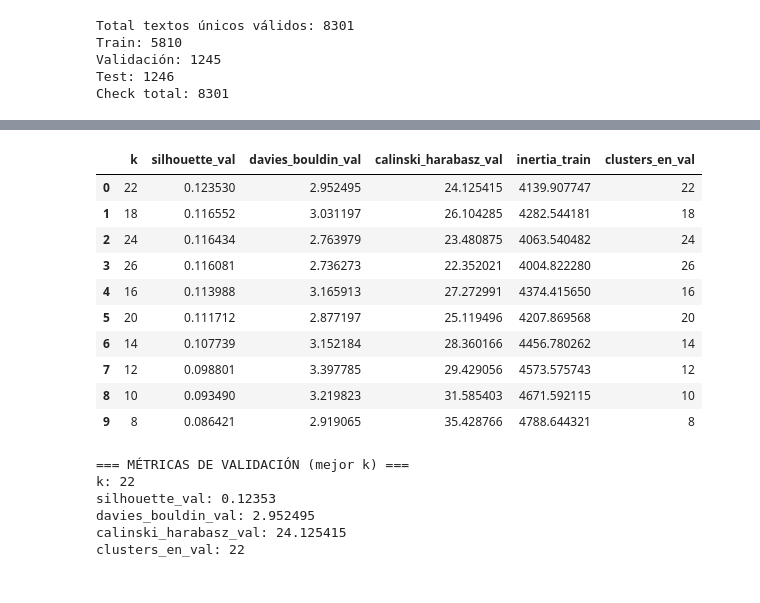
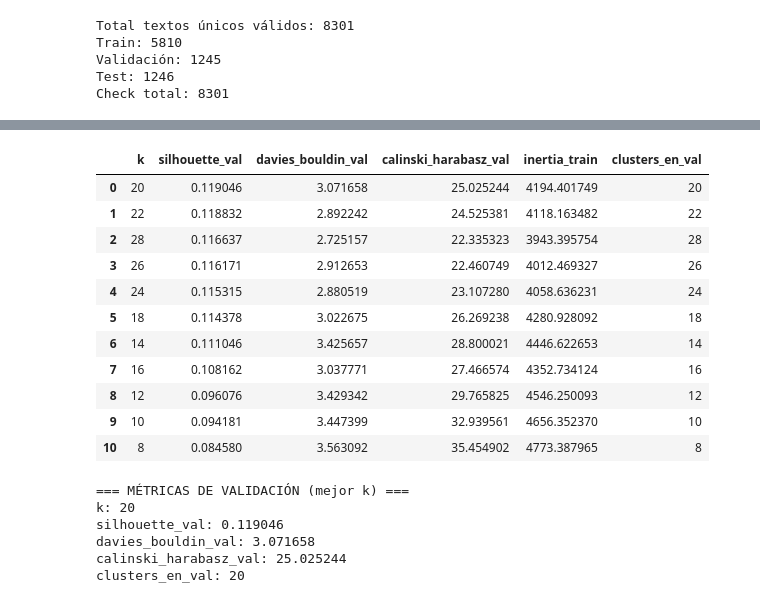
Before and after one commit to OCCA2000/Asignador, a Jupyter notebook: Analisis/EDA_Categorizacion_Requerimientos.ipynb, the cells around one changed output, grey strips where cells are left out. Drawn from its saved outputs; the diff is of its cells as text; code cells hidden in the pictures.

```diff
--- a/Analisis/EDA_Categorizacion_Requerimientos.ipynb
+++ b/Analisis/EDA_Categorizacion_Requerimientos.ipynb
@@ -60,0 +116,28 @@ Columnas:
+# %%
+# Diagnóstico: tickets con diferimiento/retención que pasaron al K-Means
+texto_raw_lower    = (df['short_description'].fillna('') + ' ' + df['description'].fillna('')).str.lower()
+texto_raw_original = (df['short_description'].fillna('') + ' ' + df['description'].fillna(''))
+
+mask_diferimiento = texto_raw_lower.str.contains(r'\bdiferimiento\b', regex=True)
+mask_retencion    = texto_raw_lower.str.contains(r'\bretencion\b|retención', regex=True)
+mask_bancs_test   = texto_raw_original.str.contains('BANCS TEST', case=True)
+
+# Cuántos hay en total
+print(f"Tickets con 'diferimiento':               {mask_diferimiento.sum()}")
+print(f"  → marcados como alivio financiero:      {(mask_diferimiento & df['es_alivio_financiero']).sum()}")
+print(f"  → pasaron al K-Means (con BANCS TEST):  {(mask_diferimiento & mask_bancs_test).sum()}")
+print(f"  → pasaron al K-Means (sin BANCS TEST):  {(mask_diferimiento & ~df['es_alivio_financiero'] & ~mask_bancs_test).sum()}")
+
+print()
+print(f"Tickets con 'retención':                  {mask_retencion.sum()}")
+print(f"  → capturados por filtro alivios:        {(mask_retencion & df['es_alivio_financiero']).sum()}")
+print(f"  → pasaron al K-Means:                   {(mask_retencion & ~df['es_alivio_financiero']).sum()}")
+
+# Mostrar ejemplos de diferimientos que se escaparon
+escapados = df[mask_diferimiento & ~df['es_alivio_financiero'] & ~mask_bancs_test]
+if len(escapados) > 0:
+    print(f"\nEjemplos de 'diferimiento' que escaparon el filtro ({len(escapados)} tickets):")
+    for _, row in escapados.head(5).iterrows():
+        print(f"\n  [{row['number']}]")
+        print(f"  short: {row['short_description']}")
+        print(f"  desc:  {str(row['description'])[:200]}")
@@ -268,6 +360,10 @@ def normalize_text(texto):
     t = re.sub(r"[^\w\s]", " ", t)
     t = re.sub(r"\s+", " ", t).strip()
 
+    # 3b) Eliminar secuencias de caracteres repetidos (ej: xxxxx, -----, =====)
+    t = re.sub(r"(.)\1{3,}", " ", t)
+    t = re.sub(r"\s+", " ", t).strip()
+
     # 4) Lemmatizar con spaCy (cheques→cheque, incidencias→incidencia, etc.)
     doc = nlp_es(t)
     lemmas = []
@@ -970,6 +997,6 @@ Varianza explicada (10 comp): 0.4236
 # %%
 # 24) Búsqueda de k con métricas de VALIDACIÓN
-k_grid = list(range(8, 28, 2))
+k_grid = list(range(8, 30, 2))
 rows = []
 
 for k in k_grid:
@@ -988,49 +1015,50 @@ for k in k_grid:
         db_val = davies_bouldin_score(X_val, val_labels)            # menor es mejor
         ch_val = calinski_harabasz_score(X_val, val_labels)         # mayor es mejor
     else:
         sil_val = np.nan
         db_val = np.nan
         ch_val = np.nan
 
     rows.append({
         "k": k,
         "silhouette_val": sil_val,
         "davies_bouldin_val": db_val,
         "calinski_harabasz_val": ch_val,
         "inertia_train": km.inertia_,
         "clusters_en_val": int(n_val_clusters)
     })
 
 df_k_eval = pd.DataFrame(rows).sort_values("silhouette_val", ascending=False).reset_index(drop=True)
 display(df_k_eval)
 
 best_k = int(df_k_eval.loc[0, "k"])
 best_row = df_k_eval.loc[0]
 
 print("=== MÉTRICAS DE VALIDACIÓN (mejor k) ===")
 print("k:", best_k)
 print("silhouette_val:", round(float(best_row["silhouette_val"]), 6))
 print("davies_bouldin_val:", round(float(best_row["davies_bouldin_val"]), 6))
 print("calinski_harabasz_val:", round(float(best_row["calinski_harabasz_val"]), 6))
 print("clusters_en_val:", int(best_row["clusters_en_val"]))
 # %% [output]
 |  | k | silhouette_val | davies_bouldin_val | calinski_harabasz_val | inertia_train | clusters_en_val |
-| 0 | 22 | 0.123530 | 2.952495 | 24.125415 | 4139.907747 | 22 |
-| 1 | 18 | 0.116552 | 3.031197 | 26.104285 | 4282.544181 | 18 |
-| 2 | 24 | 0.116434 | 2.763979 | 23.480875 | 4063.540482 | 24 |
-| 3 | 26 | 0.116081 | 2.736273 | 22.352021 | 4004.822280 | 26 |
-| 4 | 16 | 0.113988 | 3.165913 | 27.272991 | 4374.415650 | 16 |
-| 5 | 20 | 0.111712 | 2.877197 | 25.119496 | 4207.869568 | 20 |
-| 6 | 14 | 0.107739 | 3.152184 | 28.360166 | 4456.780262 | 14 |
-| 7 | 12 | 0.098801 | 3.397785 | 29.429056 | 4573.575743 | 12 |
-| 8 | 10 | 0.093490 | 3.219823 | 31.585403 | 4671.592115 | 10 |
-| 9 | 8 | 0.086421 | 2.919065 | 35.428766 | 4788.644321 | 8 |
+| 0 | 20 | 0.119046 | 3.071658 | 25.025244 | 4194.401749 | 20 |
+| 1 | 22 | 0.118832 | 2.892242 | 24.525381 | 4118.163482 | 22 |
+| 2 | 28 | 0.116637 | 2.725157 | 22.335323 | 3943.395754 | 28 |
+| 3 | 26 | 0.116171 | 2.912653 | 22.460749 | 4012.469327 | 26 |
+| 4 | 24 | 0.115315 | 2.880519 | 23.107280 | 4058.636231 | 24 |
+| 5 | 18 | 0.114378 | 3.022675 | 26.269238 | 4280.928092 | 18 |
+| 6 | 14 | 0.111046 | 3.425657 | 28.800021 | 4446.622653 | 14 |
+| 7 | 16 | 0.108162 | 3.037771 | 27.466574 | 4352.734124 | 16 |
+| 8 | 12 | 0.096076 | 3.429342 | 29.765825 | 4546.250093 | 12 |
+| 9 | 10 | 0.094181 | 3.447399 | 32.939561 | 4656.352370 | 10 |
+| 10 | 8 | 0.084580 | 3.563092 | 35.454902 | 4773.387965 | 8 |
 === MÉTRICAS DE VALIDACIÓN (mejor k) ===
-k: 22
-silhouette_val: 0.12353
-davies_bouldin_val: 2.952495
-calinski_harabasz_val: 24.125415
-clusters_en_val: 22
+k: 20
+silhouette_val: 0.119046
+davies_bouldin_val: 3.071658
+calinski_harabasz_val: 25.025244
+clusters_en_val: 20
 # %%
 # 25) Reentrenar con train+val y evaluar en TEST (metricas impresas)
 
```
Also changed, not shown: parts of 43 cells of this notebook, 7 other files.
